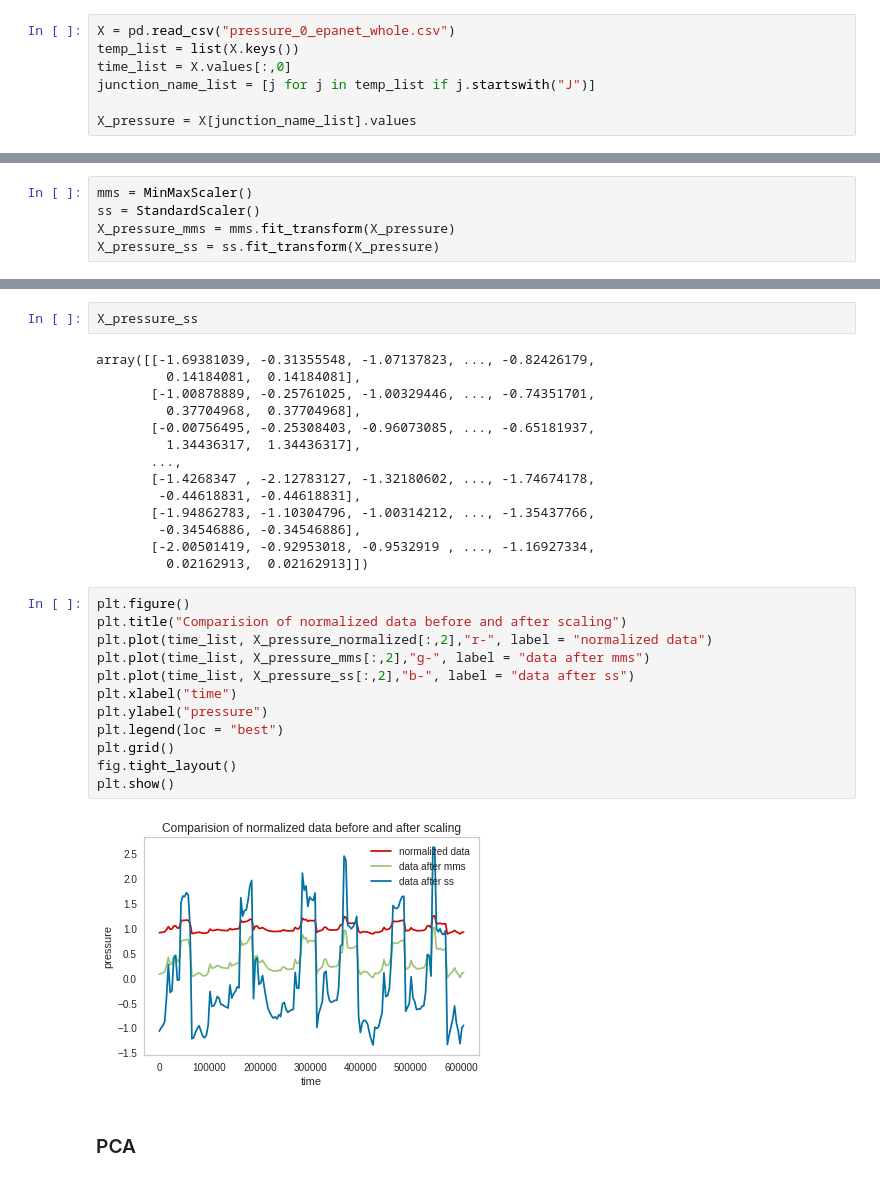
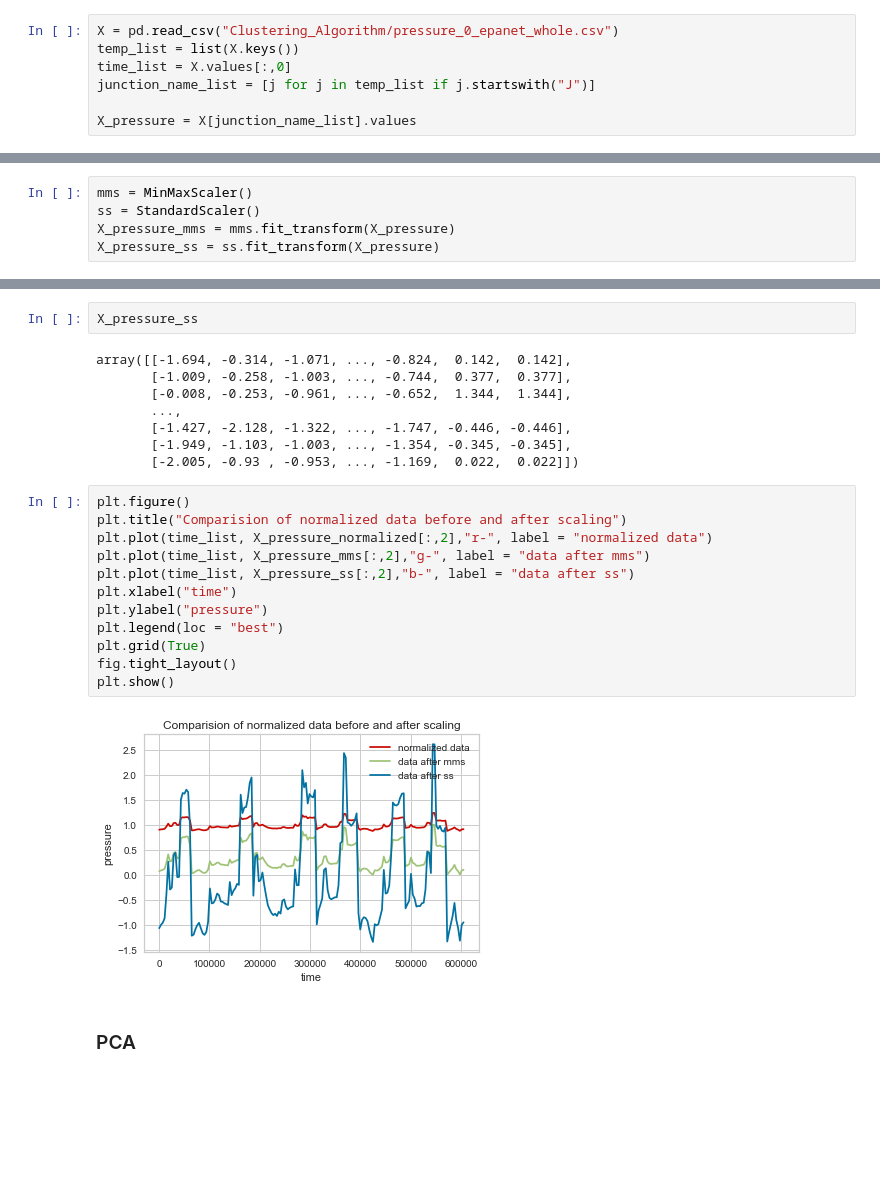
Before and after one commit to goRichard/master_thesis_code, a Jupyter notebook: Clustering_Method.ipynb, the cells around one changed output, grey strips where cells are left out. Saved outputs shown, nothing was run; the diff lists cells and outputs as text; blank space fills up the shorter version.

```diff
--- a/Clustering_Method.ipynb
+++ b/Clustering_Method.ipynb
@@ -39,7 +64,7 @@ ctown = wnb("c-town_true_network.inp", "c_town")
 # %% [markdown]
 ### Pressure data
 # %%
-X = pd.read_csv("pressure_0_epanet_whole.csv")
+X = pd.read_csv("Clustering_Algorithm/pressure_0_epanet_whole.csv")
 temp_list = list(X.keys())
 time_list = X.values[:,0]
 junction_name_list = [j for j in temp_list if j.startswith("J")]
@@ -175,33 +165,27 @@ array([[0.26081904, 0.36284516, 0.06938196, ..., 0.21996324, 0.63214482,
 # %%
 X_pressure_ss
 # %% [output]
-array([[-1.69381039, -0.31355548, -1.07137823, ..., -0.82426179,
-         0.14184081,  0.14184081],
-       [-1.00878889, -0.25761025, -1.00329446, ..., -0.74351701,
-         0.37704968,  0.37704968],
-       [-0.00756495, -0.25308403, -0.96073085, ..., -0.65181937,
-         1.34436317,  1.34436317],
+array([[-1.694, -0.314, -1.071, ..., -0.824,  0.142,  0.142],
+       [-1.009, -0.258, -1.003, ..., -0.744,  0.377,  0.377],
+       [-0.008, -0.253, -0.961, ..., -0.652,  1.344,  1.344],
        ...,
-       [-1.4268347 , -2.12783127, -1.32180602, ..., -1.74674178,
-        -0.44618831, -0.44618831],
-       [-1.94862783, -1.10304796, -1.00314212, ..., -1.35437766,
-        -0.34546886, -0.34546886],
-       [-2.00501419, -0.92953018, -0.9532919 , ..., -1.16927334,
-         0.02162913,  0.02162913]])
+       [-1.427, -2.128, -1.322, ..., -1.747, -0.446, -0.446],
+       [-1.949, -1.103, -1.003, ..., -1.354, -0.345, -0.345],
+       [-2.005, -0.93 , -0.953, ..., -1.169,  0.022,  0.022]])
 # %%
 plt.figure()
 plt.title("Comparision of normalized data before and after scaling")
 plt.plot(time_list, X_pressure_normalized[:,2],"r-", label = "normalized data")
 plt.plot(time_list, X_pressure_mms[:,2],"g-", label = "data after mms")
 plt.plot(time_list, X_pressure_ss[:,2],"b-", label = "data after ss")
 plt.xlabel("time")
 plt.ylabel("pressure")
 plt.legend(loc = "best")
-plt.grid()
+plt.grid(True)
 fig.tight_layout()
 plt.show()
 # %% [output]
-[figure, old version]
+[figure, new version]
 # %% [markdown]
 ### PCA
 # %%
```
Also changed, not shown: parts of 43 cells of this notebook, 1 other file.
